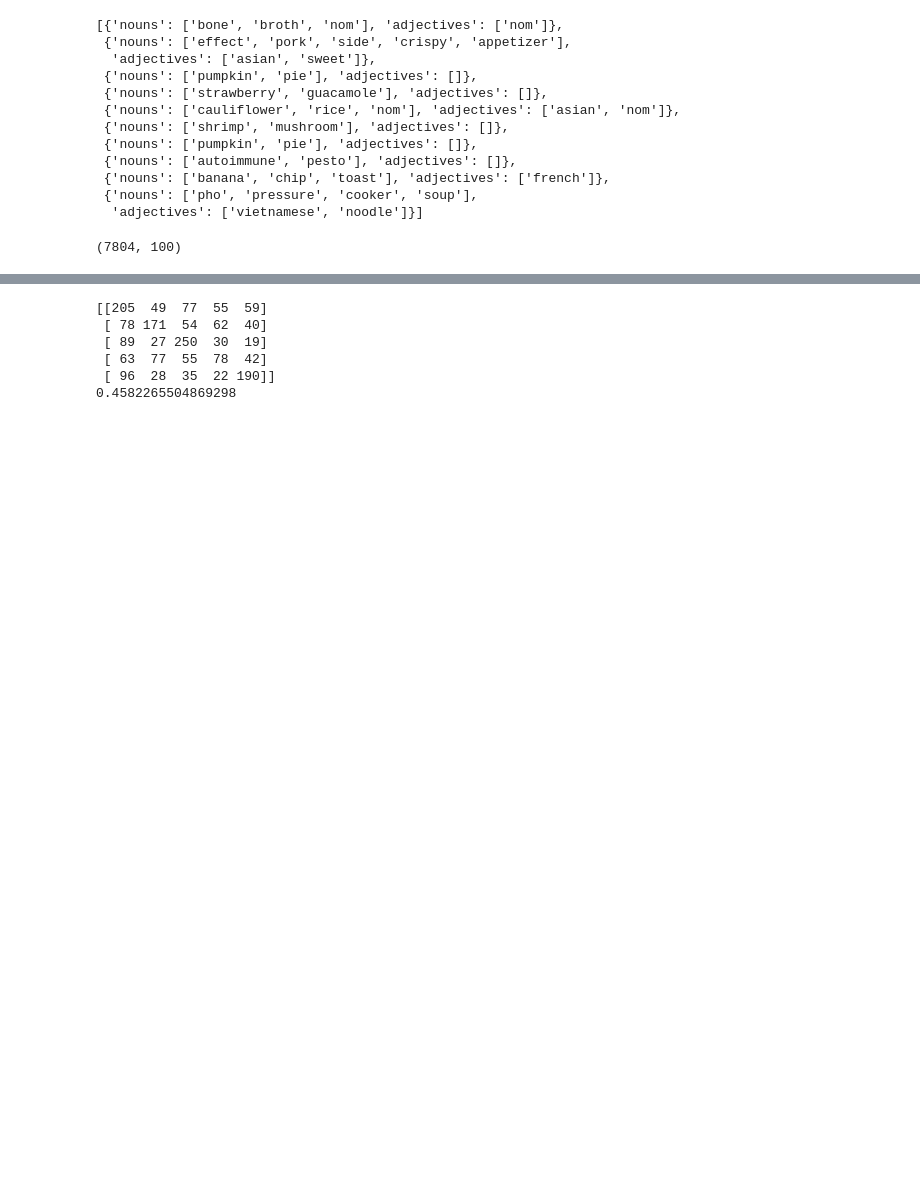
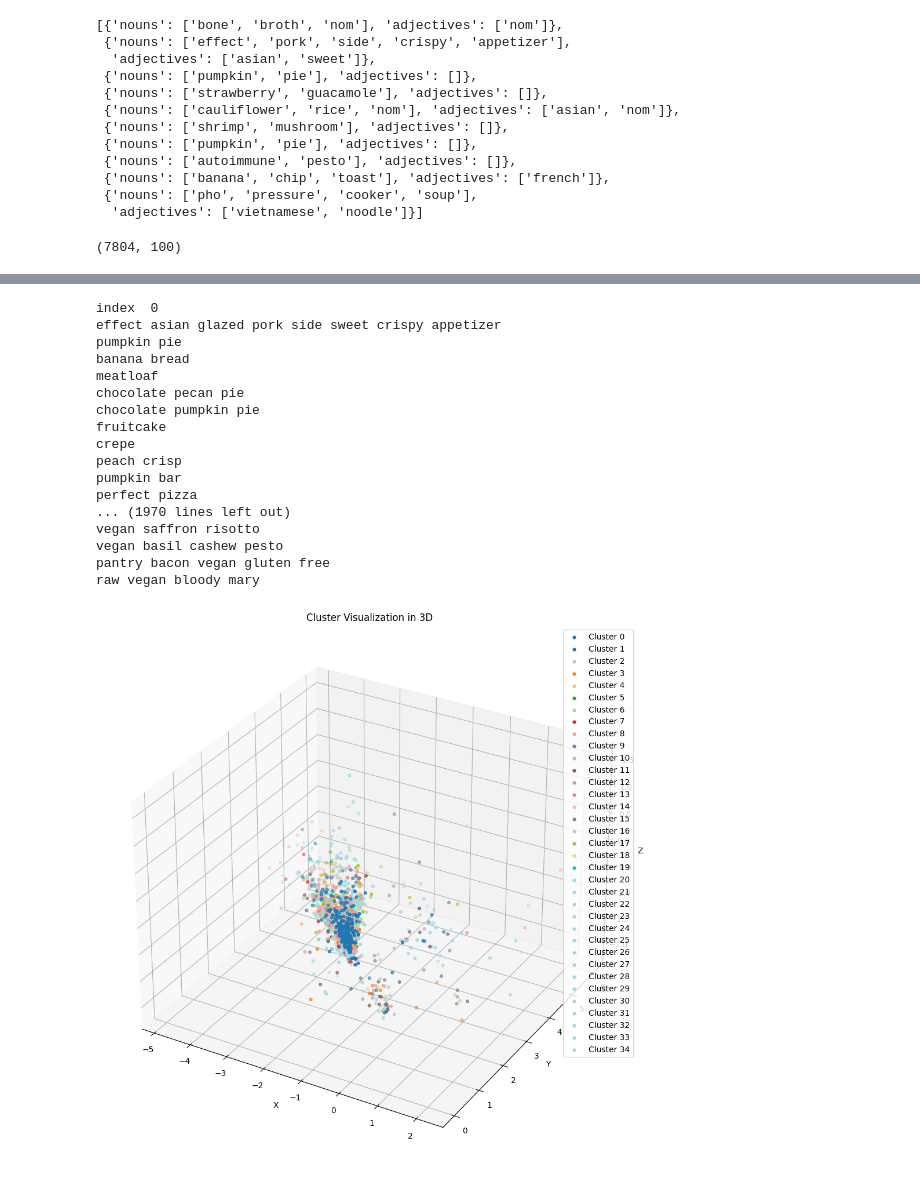
Before and after one commit to uumaaa/DietRecomendation, a Jupyter notebook: feature_extraction.ipynb, the cells around one changed output, grey strips where cells are left out. Saved outputs shown, nothing was run; the diff lists cells and outputs as text; code cells hidden in the pictures; blank space fills up the shorter version.

```diff
--- a/feature_extraction.ipynb
+++ b/feature_extraction.ipynb
@@ -155,14 +184,51 @@ for diet_type in range(len(colors)):
 # %%
-X_train,X_test,y_train,y_test = train_test_split(embeddings_features,color_indices,random_state=1)
-knn = KNeighborsClassifier(n_neighbors=9)
-knn.fit(X_train,y_train)
-y_pred = knn.predict(X_test)
-print(confusion_matrix(y_pred=y_pred,y_true=y_test))
-print(accuracy_score(y_pred=y_pred,y_true=y_test))
+X_train,X_test,y_train,y_test = train_test_split(all_features,color_indices,random_state=1)
+kmeans = KMeans(n_clusters=35)
+kmeans.fit(X_train,y_train)
+y_pred = kmeans.predict(X_test)
-# %% [output]
-[[205  49  77  55  59]
- [ 78 171  54  62  40]
- [ 89  27 250  30  19]
- [ 63  77  55  78  42]
- [ 96  28  35  22 190]]
-0.4582265504869298
+# %%
+# Crear una figura 3D
+fig = plt.figure(figsize=(12, 12))
+ax = fig.add_subplot(111, projection='3d')
+
+# Colores para los clusters
+colors = plt.cm.get_cmap('tab20', 22)
+
+# Graficar los puntos de prueba con colores según sus clusters
+for i in range(35):
+    class_indices = np.where(y_pred == i)[0]
+    cluster_points = X_test[y_pred == i]
+    print("index ",i)
+    for idx in class_indices:
+        print(recipes[idx])
+    ax.scatter(cluster_points[:, 0], cluster_points[:, 1], cluster_points[:, 2],
+               color=colors(i), label=f'Cluster {i}', s=12)
+
+# Etiquetas y título
+ax.set_title('Cluster Visualization in 3D')
+ax.set_xlabel('X')
+ax.set_ylabel('Y')
+ax.set_zlabel('Z')
+ax.legend()
+
+# Mostrar la gráfica
+plt.show()
+# %% [output]
+index  0
+effect asian glazed pork side sweet crispy appetizer
+pumpkin pie
+banana bread
+meatloaf
+chocolate pecan pie
+chocolate pumpkin pie
+fruitcake
+crepe
+peach crisp
+pumpkin bar
+perfect pizza
+... (1970 lines left out)
+vegan saffron risotto
+vegan basil cashew pesto
+pantry bacon vegan gluten free
+raw vegan bloody mary
+[figure, added]
```
Also changed, not shown: parts of 6 cells of this notebook, 2 other files.
